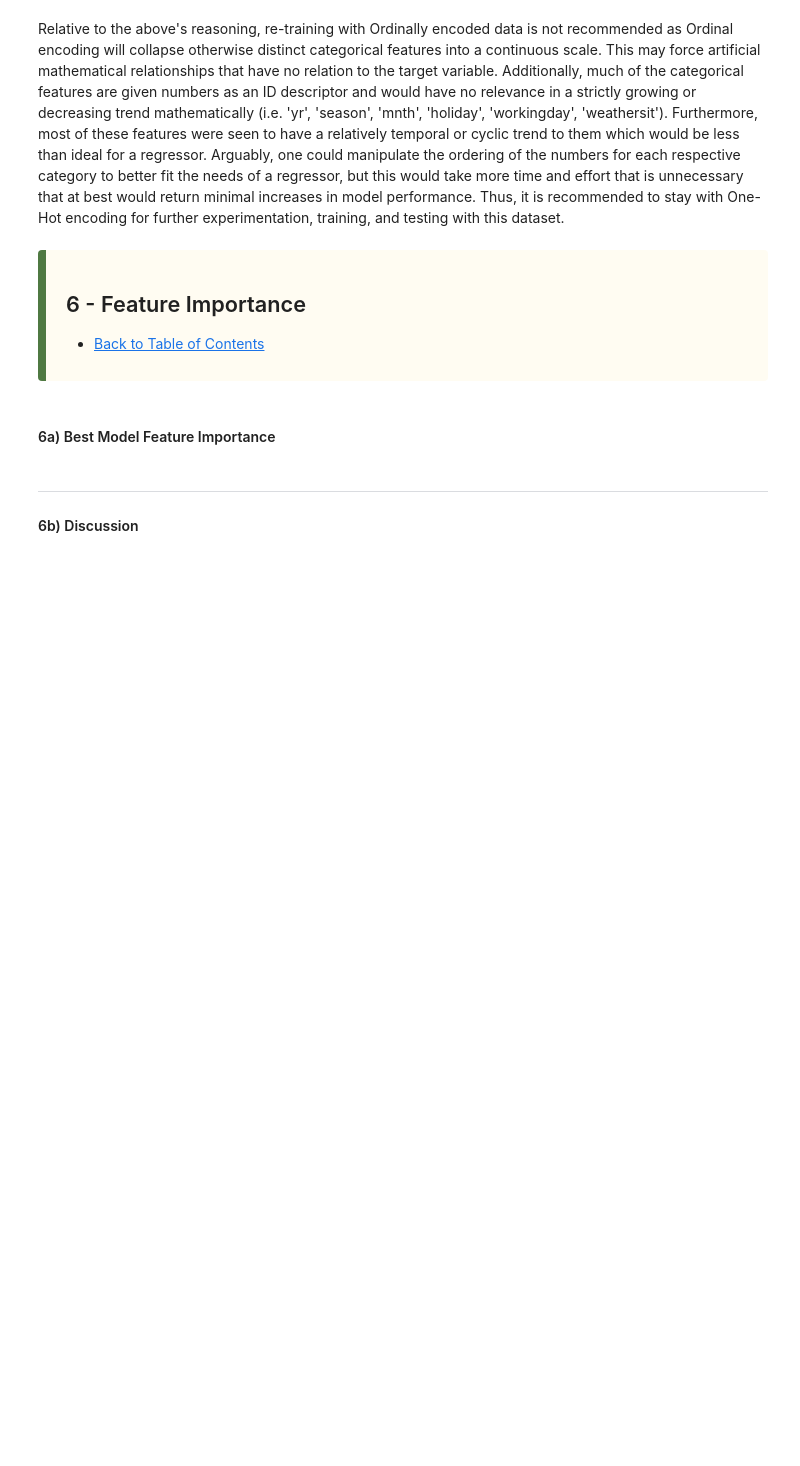
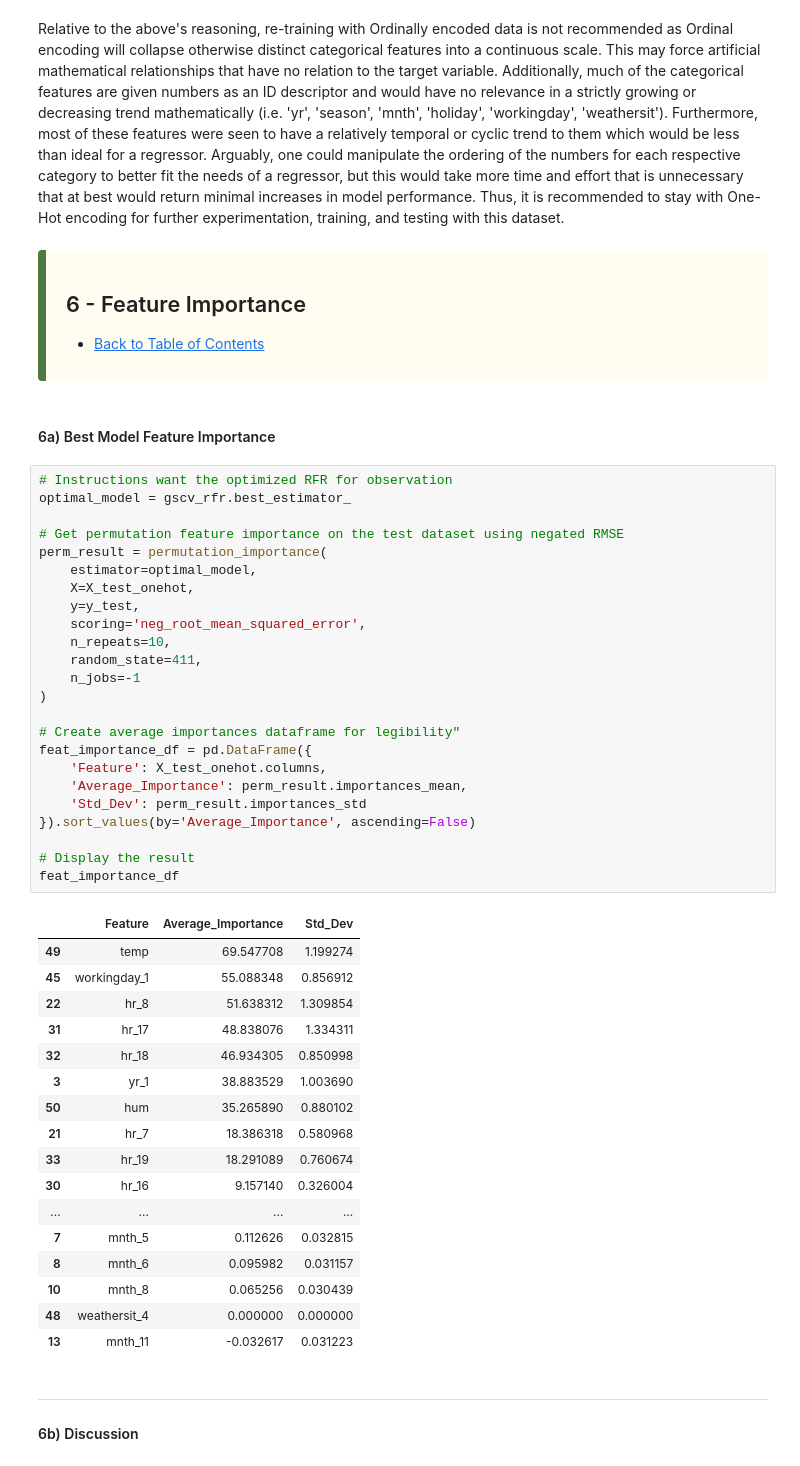
Before and after one commit to Jared-Wood135/DU-COMP4432-Machine-Learning, a Jupyter notebook: Assignments/4.ipynb, the cells around one changed output. Saved outputs shown, nothing was run; the diff lists cells and outputs as text; blank space fills up the shorter version.

```diff
--- a/Assignments/4.ipynb
+++ b/Assignments/4.ipynb
@@ -822,6 +823,48 @@ Relative to the above's reasoning, re-training with Ordinally encoded data is no
 </div>
 # %% [markdown]
 #### 6a) Best Model Feature Importance
+# %%
+# Instructions want the optimized RFR for observation
+optimal_model = gscv_rfr.best_estimator_
+
+# Get permutation feature importance on the test dataset using negated RMSE
+perm_result = permutation_importance(
+    estimator=optimal_model,
+    X=X_test_onehot,
+    y=y_test,
+    scoring='neg_root_mean_squared_error',
+    n_repeats=10,
+    random_state=411,
+    n_jobs=-1
+)
+
+# Create average importances dataframe for legibility"
+feat_importance_df = pd.DataFrame({
+    'Feature': X_test_onehot.columns,
+    'Average_Importance': perm_result.importances_mean,
+    'Std_Dev': perm_result.importances_std
+}).sort_values(by='Average_Importance', ascending=False)
+
+# Display the result
+feat_importance_df
+# %% [output]
+|  | Feature | Average_Importance | Std_Dev |
+| 49 | temp | 69.547708 | 1.199274 |
+| 45 | workingday_1 | 55.088348 | 0.856912 |
+| 22 | hr_8 | 51.638312 | 1.309854 |
+| 31 | hr_17 | 48.838076 | 1.334311 |
+| 32 | hr_18 | 46.934305 | 0.850998 |
+| 3 | yr_1 | 38.883529 | 1.003690 |
+| 50 | hum | 35.265890 | 0.880102 |
+| 21 | hr_7 | 18.386318 | 0.580968 |
+| 33 | hr_19 | 18.291089 | 0.760674 |
+| 30 | hr_16 | 9.157140 | 0.326004 |
+| ... | ... | ... | ... |
+| 7 | mnth_5 | 0.112626 | 0.032815 |
+| 8 | mnth_6 | 0.095982 | 0.031157 |
+| 10 | mnth_8 | 0.065256 | 0.030439 |
+| 48 | weathersit_4 | 0.000000 | 0.000000 |
+| 13 | mnth_11 | -0.032617 | 0.031223 |
 # %% [markdown]
 ---
 
```
Also changed, not shown: parts of 1 cell of this notebook.
